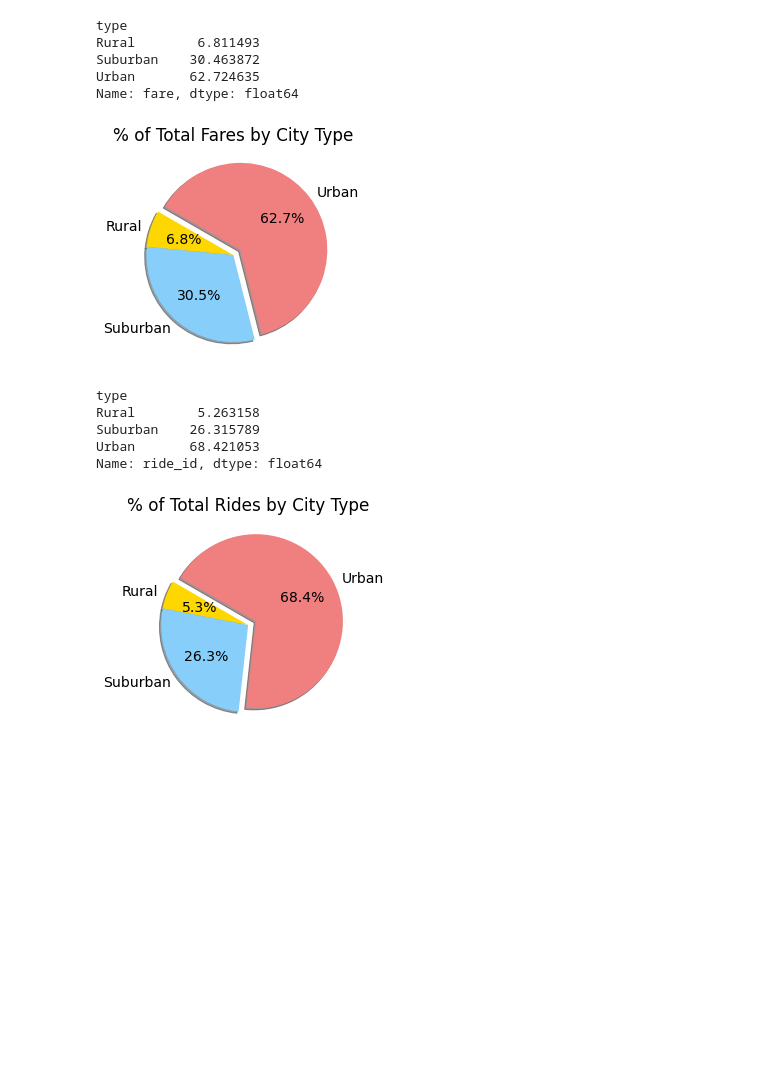
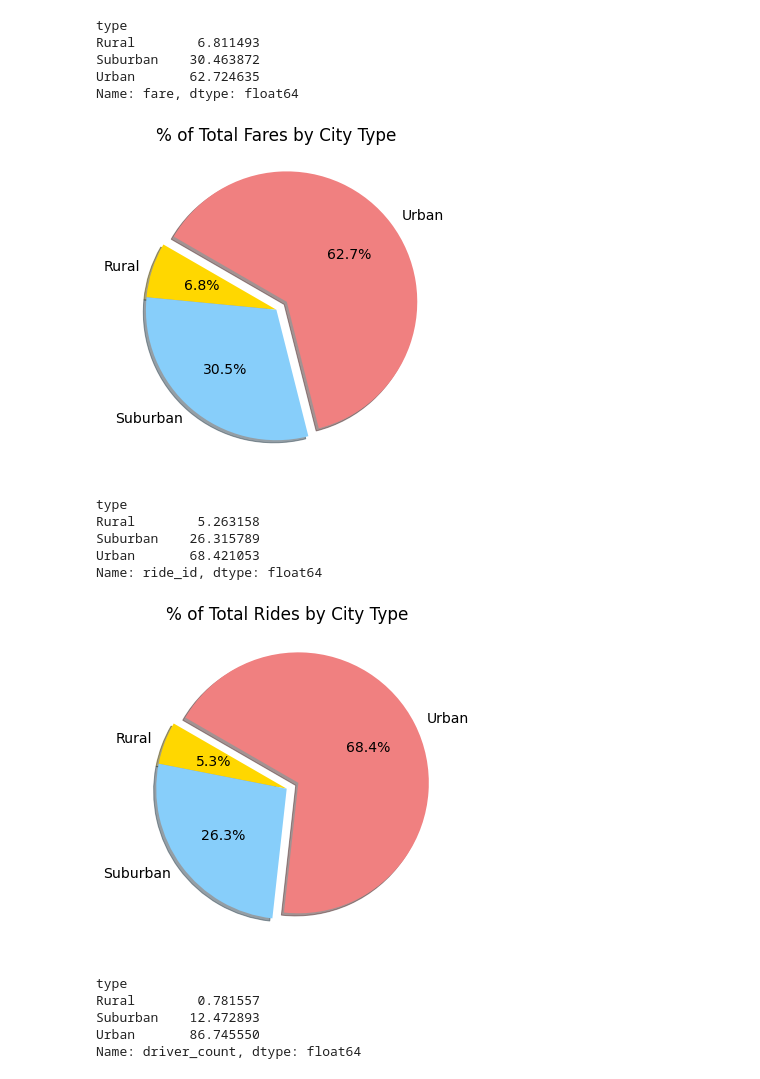
Before and after one commit to NickBaldassarre/PyBer_Analysis, a Jupyter notebook: PyBer.ipynb, the cells around one changed output. Drawn from its saved outputs; the diff is of its cells as text; code cells hidden in the pictures; blank space fills up the shorter version.

Commit message:
Added percentage of drivers by city type pie chart

```diff
--- a/PyBer.ipynb
+++ b/PyBer.ipynb
@@ -775,22 +775,23 @@ Name: fare, dtype: float64
 # %%
 # Import mpl to change plot configurations using rcParams.
 import matplotlib as mpl
 # Build the percentage of fares by city type pie chart.
+plt.subplots(figsize=(10, 6))
 plt.pie(type_percents,
     labels=["Rural", "Suburban", "Urban"],
     colors=["gold", "lightskyblue", "lightcoral"],
     explode=[0, 0, 0.1],
     autopct='%1.1f%%',
     shadow=True, startangle=150)
 plt.title("% of Total Fares by City Type")
 # Change the default font size from 10 to 14
 mpl.rcParams['font.size'] = 14
 # Save Figure
 plt.savefig("analysis/Fig5.png")
 # Show Figure
 plt.show()
 # %% [output]
-[figure, old version]
+[figure, new version]
 # %%
 # Calculate the percentage of rides for each city type.
 ride_percents = 100 * pyber_data_df.groupby(["type"]).count()["ride_id"] / pyber_data_df["ride_id"].count()
@@ -803,6 +804,7 @@ Urban       68.421053
 Name: ride_id, dtype: float64
 # %%
 # Build the percentage of total rides by city type pie chart.
+plt.subplots(figsize=(10, 6))
 plt.pie(ride_percents,
     labels=["Rural", "Suburban", "Urban"],
     colors=["gold", "lightskyblue", "lightcoral"],
@@ -817,4 +819,14 @@ plt.savefig("analysis/Fig6.png")
 # Show Figure
 plt.show()
 # %% [output]
-[figure, old version]
+[figure, new version]
+# %%
+# Calculate the percentage of rides for each city type.
+driver_percents = 100 * pyber_data_df.groupby(["type"]).sum()["driver_count"] / pyber_data_df["driver_count"].sum()
+driver_percents
+# %% [output]
+type
+Rural        0.781557
+Suburban    12.472893
+Urban       86.745550
+Name: driver_count, dtype: float64
```
Also changed, not shown: parts of 1 cell of this notebook, 1 other file.
